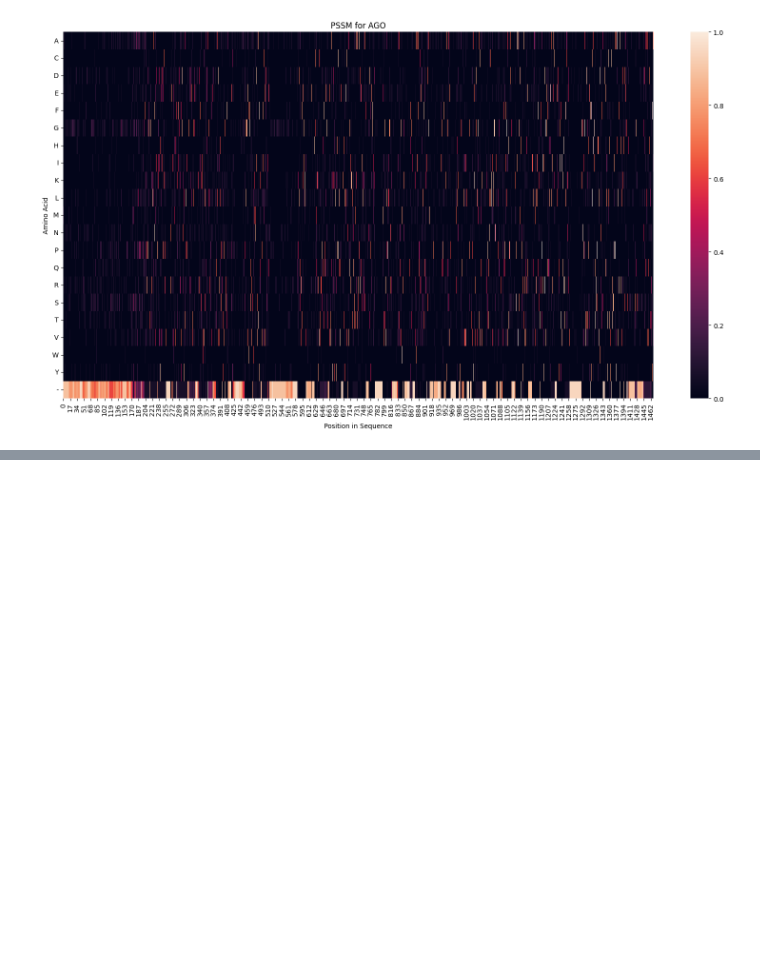
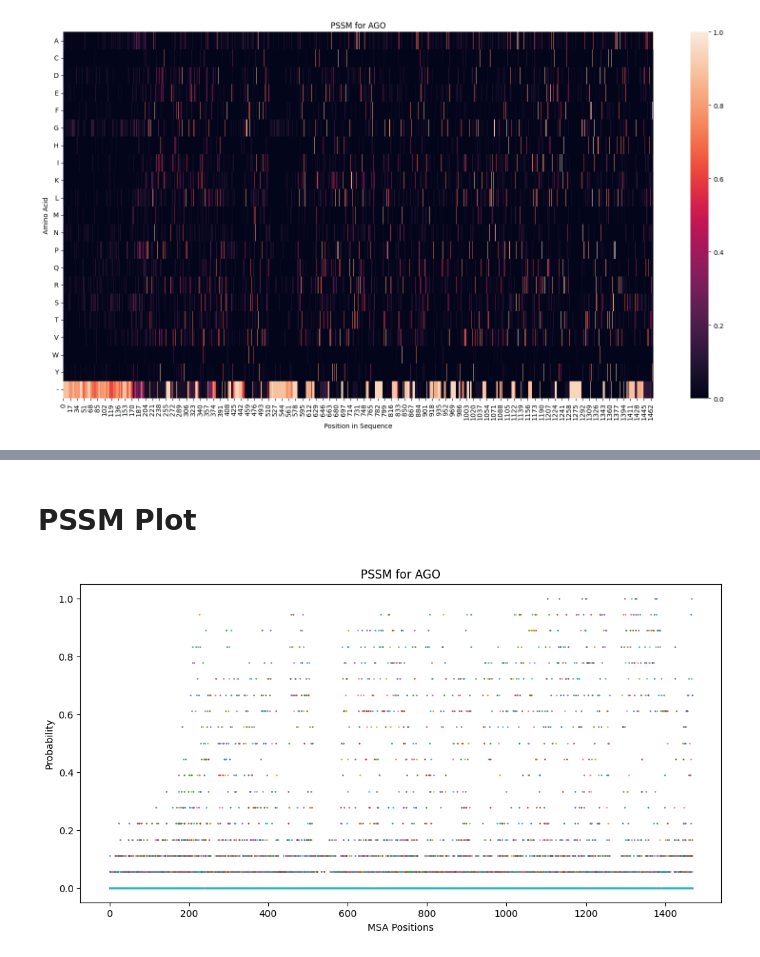
Before and after one commit to MasayukiNagai/ArgonauteAnalysis, a Jupyter notebook: MSA_Analysis.ipynb, the cells around one changed output, grey strips where cells are left out. Saved outputs shown, nothing was run; the diff lists cells and outputs as text; code cells hidden in the pictures; blank space fills up the shorter version.

```diff
--- a/MSA_Analysis.ipynb
+++ b/MSA_Analysis.ipynb
@@ -42,20 +43,16 @@ def encode_msa2onehot(path):
     return encoded_sequences
 # %%
 def calculate_pssm(data):
-    frequencies = torch.sum(data, dim=0)
-    probabilities = frequencies / torch.sum(frequencies, dim=1, keepdims=True)
-    probabilities = probabilities.detach().cpu().numpy()
-    return probabilities
+    freqs = torch.sum(data, dim=0)
+    probs = freqs / torch.sum(freqs, dim=1, keepdims=True)
+    probs = probs.detach().cpu().numpy()
+    return probs
 
-def plot_pssm(data, title=''):
-    # data is N x L x C
-    frequencies = torch.sum(data, dim=0)
-    probabilities = frequencies / torch.sum(frequencies, dim=1, keepdims=True)
 
-    # Plotting
-    probabilities = probabilities.detach().cpu().numpy()
+def plot_pssm(passm, title=''):
+    # pssm: [C, L]
     plt.figure(figsize=(20, 10))
-    ax = sns.heatmap(probabilities.T)
+    ax = sns.heatmap(pssm.T)
     plt.title(f'PSSM for {title}')
     plt.xlabel('Position in Sequence')
     plt.ylabel('Amino Acid')
@@ -114,0 +116,19 @@ save(p)
+# %% [markdown]
+# PSSM Plot
+# %%
+clade = 'AGO'
+msa_path = f'/home/moon/projects/AgoAnalysis/msa/{clade}.msa.fasta'
+msa2onehot = encode_msa2onehot(msa_path)
+msas = torch.stack(list(msa2onehot.values()))
+pssm = calculate_pssm(msas)
+plt.figure(figsize=[12, 6])
+for i in range(20):
+    y = pssm.T[i]
+    x = range(len(y))
+    plt.scatter(x, y, s=0.5)
+plt.title(f'PSSM for {clade}')
+plt.xlabel('MSA Positions')
+plt.ylabel('Probability')
+plt.show()
+# %% [output]
+[figure, added]
```
Also changed, not shown: parts of 9 cells of this notebook.
